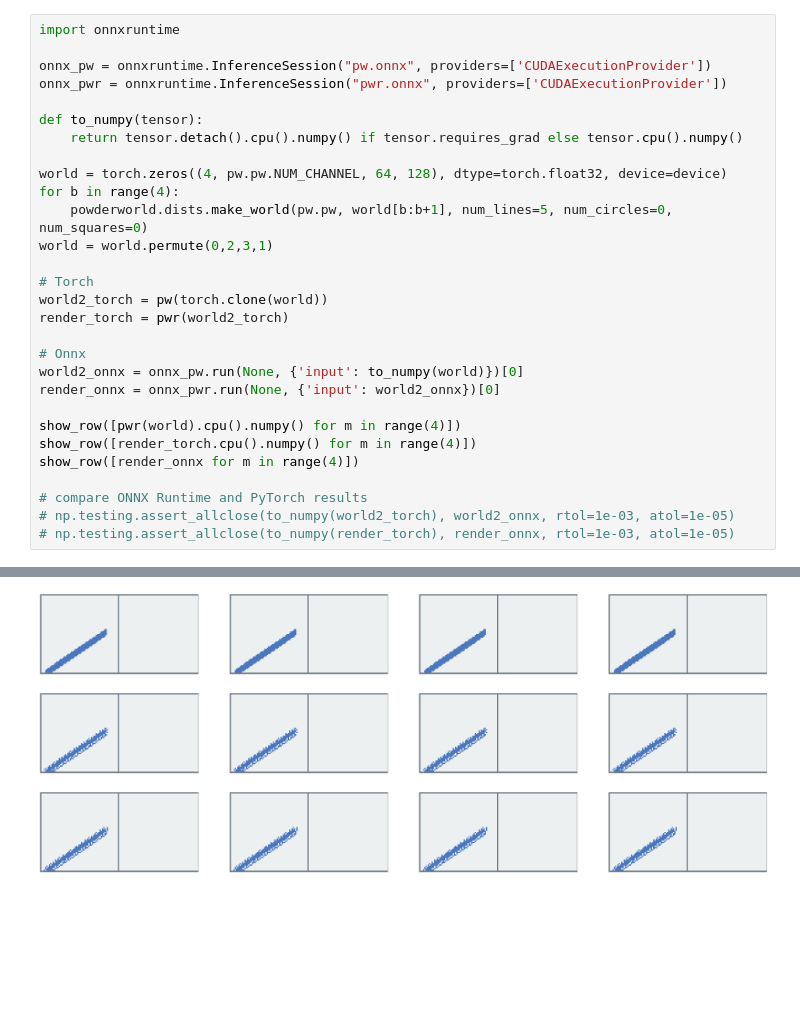
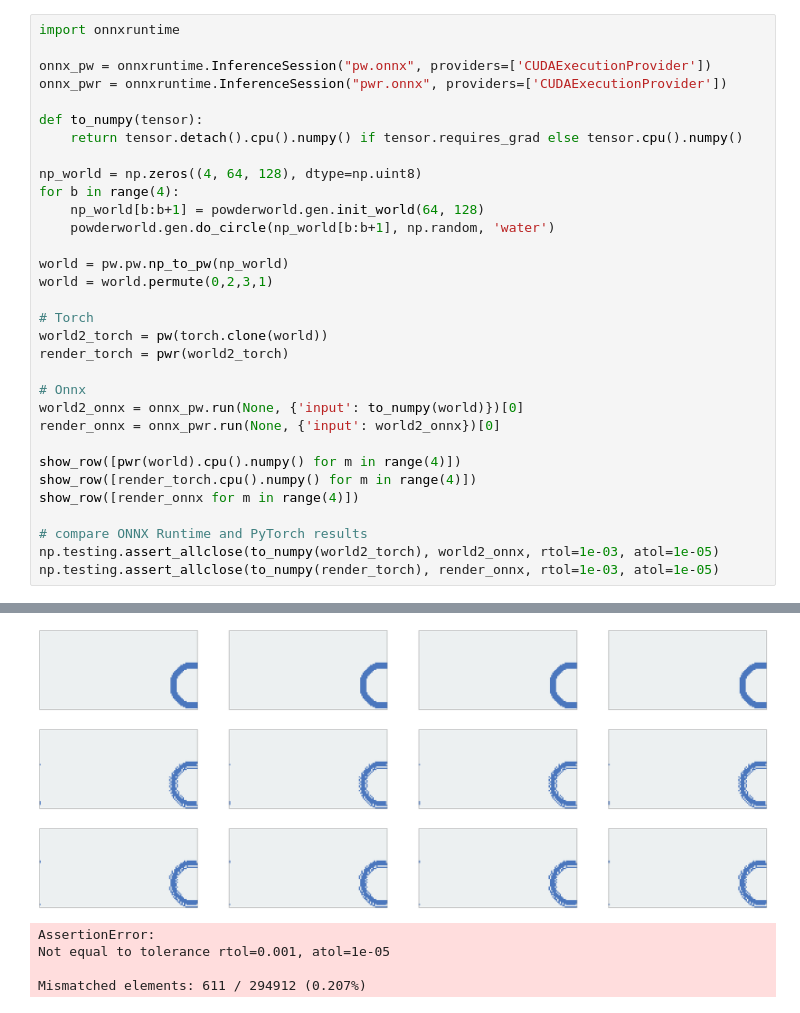
Before and after one commit to kvfrans/powderworld, a Jupyter notebook: examples/onnx.ipynb, the cells around one changed output, grey strips where cells are left out. Cells and saved outputs as stored; diff of their text form; blank space fills up the shorter version.

```diff
--- a/examples/onnx.ipynb
+++ b/examples/onnx.ipynb
@@ -85,9 +88,12 @@ onnx_pwr = onnxruntime.InferenceSession("pwr.onnx", providers=['CUDAExecutionPro
 def to_numpy(tensor):
     return tensor.detach().cpu().numpy() if tensor.requires_grad else tensor.cpu().numpy()
 
-world = torch.zeros((4, pw.pw.NUM_CHANNEL, 64, 128), dtype=torch.float32, device=device)
+np_world = np.zeros((4, 64, 128), dtype=np.uint8)
 for b in range(4):
-    powderworld.dists.make_world(pw.pw, world[b:b+1], num_lines=5, num_circles=0, num_squares=0)
+    np_world[b:b+1] = powderworld.gen.init_world(64, 128)
+    powderworld.gen.do_circle(np_world[b:b+1], np.random, 'water')
+
+world = pw.pw.np_to_pw(np_world)
 world = world.permute(0,2,3,1)
 
 # Torch
@@ -103,6 +109,6 @@ show_row([render_torch.cpu().numpy() for m in range(4)])
 show_row([render_onnx for m in range(4)])
 
 # compare ONNX Runtime and PyTorch results
-# np.testing.assert_allclose(to_numpy(world2_torch), world2_onnx, rtol=1e-03, atol=1e-05)
-# np.testing.assert_allclose(to_numpy(render_torch), render_onnx, rtol=1e-03, atol=1e-05)
+np.testing.assert_allclose(to_numpy(world2_torch), world2_onnx, rtol=1e-03, atol=1e-05)
+np.testing.assert_allclose(to_numpy(render_torch), render_onnx, rtol=1e-03, atol=1e-05)
 # %% [output]
@@ -111,3 +117,7 @@ show_row([render_onnx for m in range(4)])
-[figure, old version]
+[figure, new version]
-[figure, old version]
+[figure, new version]
-[figure, old version]
+[figure, new version]
+AssertionError:
+Not equal to tolerance rtol=0.001, atol=1e-05
+
+Mismatched elements: 611 / 294912 (0.207%)
```
Also changed, not shown: parts of 3 cells of this notebook, 17 other files.
